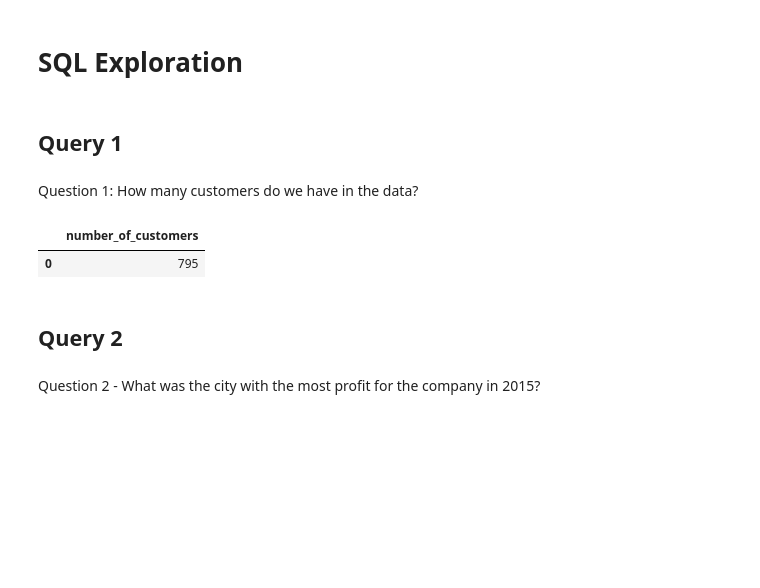
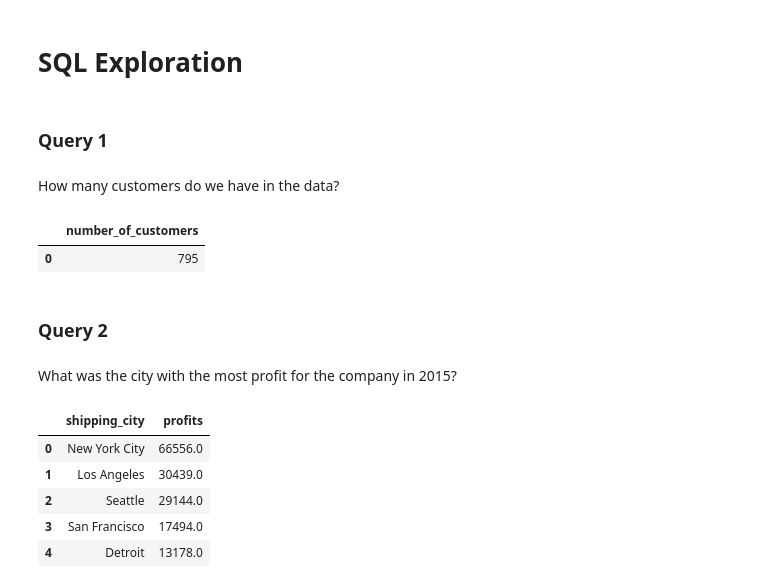
Before and after one commit to sarahajbane/colab_workbook_templates, a Jupyter notebook: MS_unicorn_project.ipynb, the cells around one changed output. Saved outputs shown, nothing was run; the diff lists cells and outputs as text; code cells hidden in the pictures; blank space fills up the shorter version.

```diff
--- a/MS_unicorn_project.ipynb
+++ b/MS_unicorn_project.ipynb
@@ -60,9 +60,9 @@ The team at Unicorn asks you to answer the following questions utilizing SQL que
 # %% [markdown]
 # SQL Exploration
 # %% [markdown]
-## Query 1
+### Query 1
 # %% [markdown]
-Question 1: How many customers do we have in the data?
+How many customers do we have in the data?
 # %%
 query = """
 select
@@ -74,6 +74,23 @@ pd.read_sql(sa.text(query),connection)
 |  | number_of_customers |
 | 0 | 795 |
 # %% [markdown]
-## Query 2
+### Query 2
 # %% [markdown]
-Question 2 - What was the city with the most profit for the company in 2015?
+What was the city with the most profit for the company in 2015?
+# %%
+query = """
+SELECT shipping_city, SUM(order_profits) as profits
+FROM orders
+FULL JOIN order_details USING(order_id)
+GROUP BY shipping_city
+ORDER BY profits DESC
+LIMIT 5
+"""
+pd.read_sql(sa.text(query),connection)
+# %% [output]
+|  | shipping_city | profits |
+| 0 | New York City | 66556.0 |
+| 1 | Los Angeles | 30439.0 |
+| 2 | Seattle | 29144.0 |
+| 3 | San Francisco | 17494.0 |
+| 4 | Detroit | 13178.0 |
```
Also changed, not shown: parts of 20 cells of this notebook.
